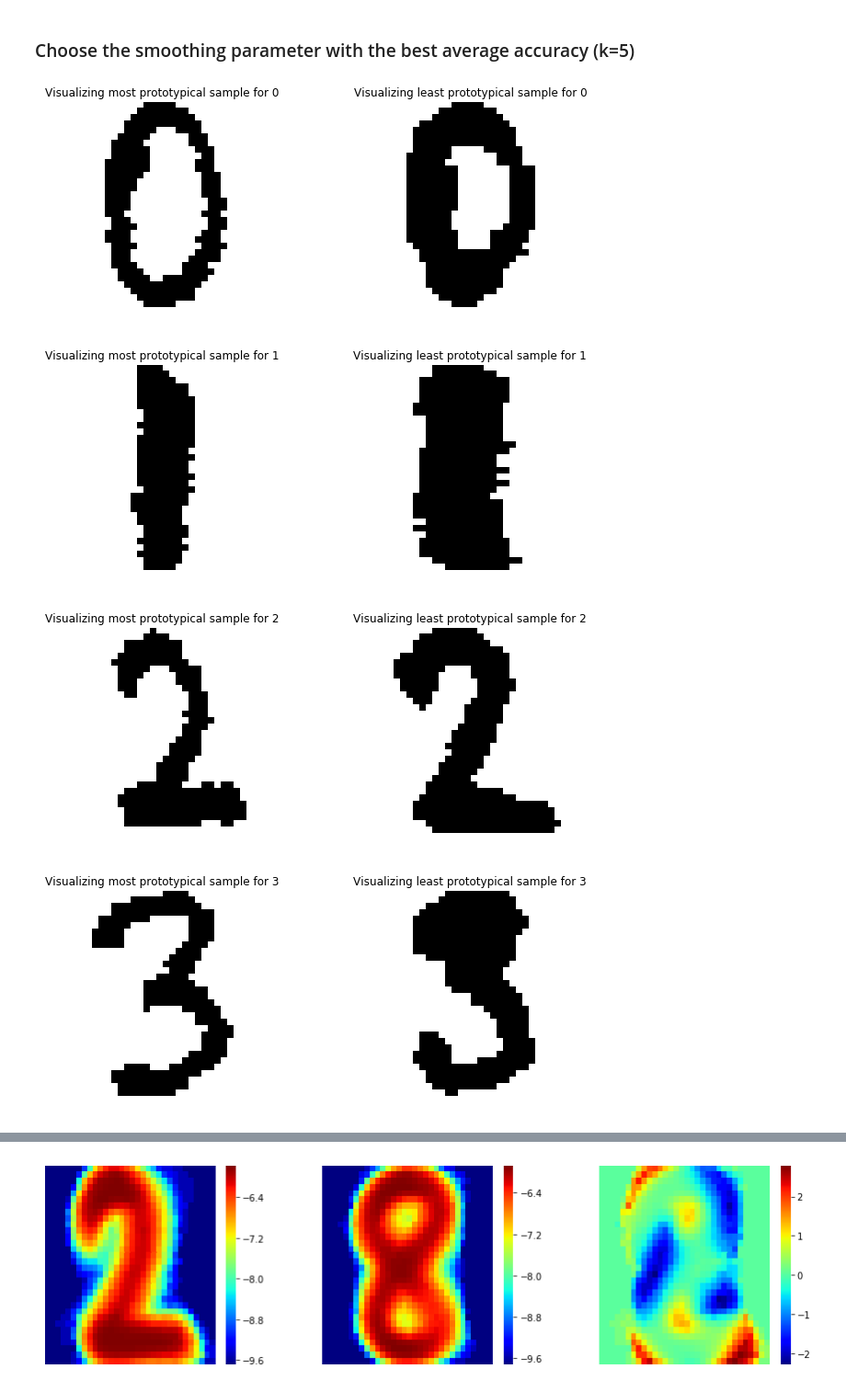
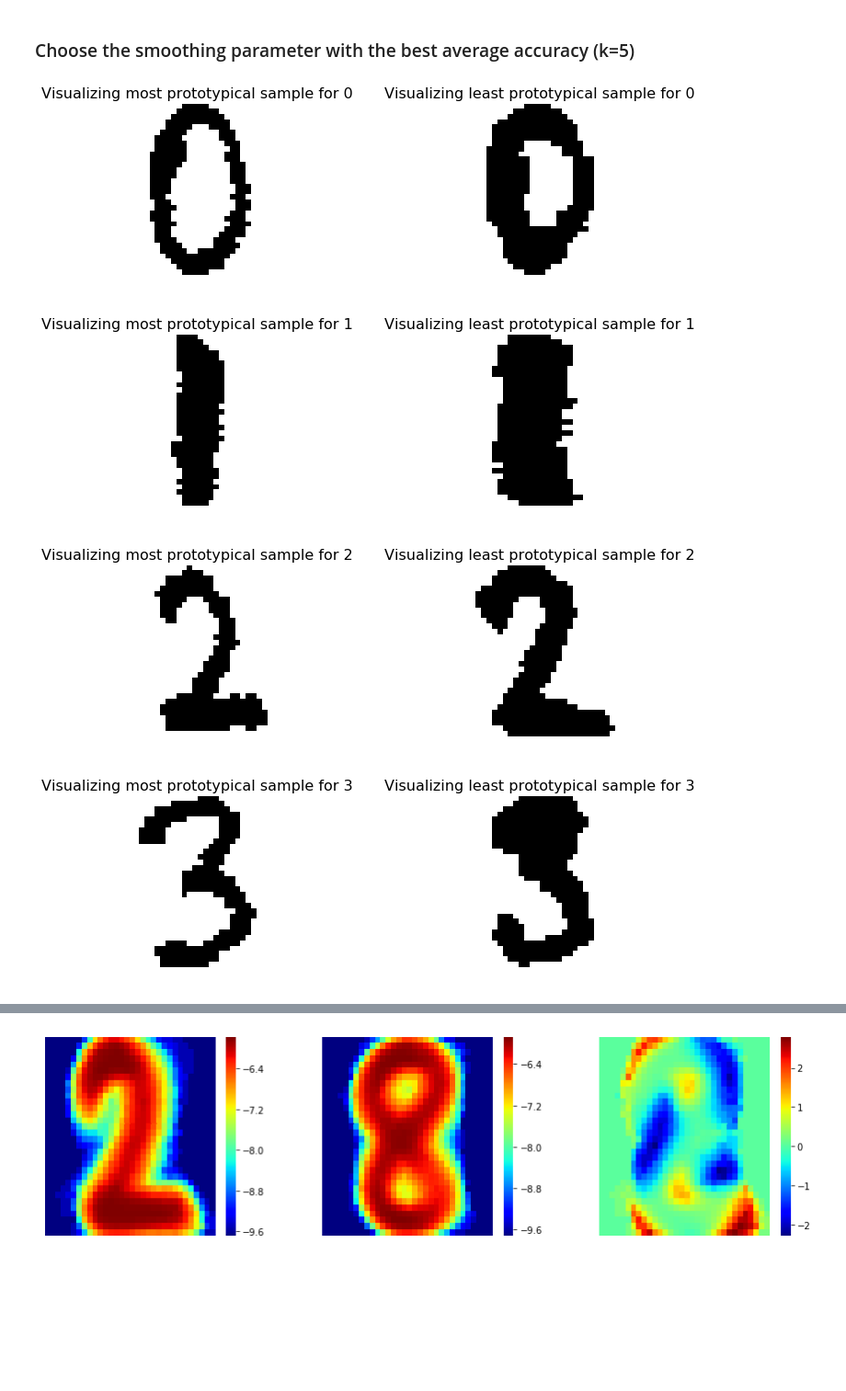
Before and after one commit to 20joseph10/CS440-MP3, a Jupyter notebook: MP3.ipynb, the cells around one changed output, grey strips where cells are left out. Shown at 92% size. Drawn from its saved outputs; the diff is of its cells as text; code cells hidden in the pictures; blank space fills up the shorter version.

```diff
--- a/MP3.ipynb
+++ b/MP3.ipynb
@@ -44,15 +45,15 @@ array([[ 0,  0,  0, ...,  0,  0,  0],
        [ 0,  0,  0, ...,  0,  0,  0],
        [ 0,  0,  0, ...,  0,  0,  0]])
 # %%
-def calc_feature_log_prob(feature_count, alpha=1):
-    smoothed_fc = feature_count + alpha
+def calc_feature_log_prob(feature_count, k=1):
+    smoothed_fc = feature_count + k
     smoothed_cc = smoothed_fc.sum(axis=1)
     return (np.log(smoothed_fc) - np.log(smoothed_cc.reshape(-1, 1)))
 # %%
-feature_log_prob = [calc_feature_log_prob(feature_count, alpha=0.1), \
-                    calc_feature_log_prob(feature_count, alpha=1), \
-                    calc_feature_log_prob(feature_count, alpha=5), \
-                    calc_feature_log_prob(feature_count, alpha=10)]
+feature_log_prob = [calc_feature_log_prob(feature_count, 0.1), \
+                    calc_feature_log_prob(feature_count, 1), \
+                    calc_feature_log_prob(feature_count, 5), \
+                    calc_feature_log_prob(feature_count, 10)]
 # feature_log_prob
 # %%
 joint_log_likelihood = [df_testX @ feature_log_prob[0].T + class_log_prior, \
@@ -194,18 +195,18 @@ LL_pred = pd.concat([pd.DataFrame(joint_log_likelihood[2]), df_testY], axis=1)
 # %%
 for index in range(10):
     i_most = LL_pred[LL_pred['label']==index].iloc[:,index].idxmax()
     i_least = LL_pred[LL_pred['label']==index].iloc[:,index].idxmin()
     f, (ax1, ax2) = plt.subplots(1, 2, figsize=(10,6))
     ax1.imshow(df_testX.iloc[i_most,:].values.reshape((32,32)), cmap='Greys')
     ax2.imshow(df_testX.iloc[i_least,:].values.reshape((32,32)), cmap='Greys')
-    ax1.set_title('Visualizing most prototypical sample for {}'.format(index))
-    ax2.set_title('Visualizing least prototypical sample for {}'.format(index))
+    ax1.set_title('Visualizing most prototypical sample for {}'.format(index), fontsize=16)
+    ax2.set_title('Visualizing least prototypical sample for {}'.format(index), fontsize=16)
     ax1.axis('off')
     ax2.axis('off')
-    plt.subplots_adjust(wspace=0.5)
+    plt.subplots_adjust(wspace=1)
     plt.show()
 # %% [output]
-[figure, old version]
+[figure, new version]
-[figure, old version]
+[figure, new version]
-[figure, old version]
+[figure, new version]
-[figure, old version]
+[figure, new version]
```
Also changed, not shown: parts of 9 cells of this notebook, 1 other file.
